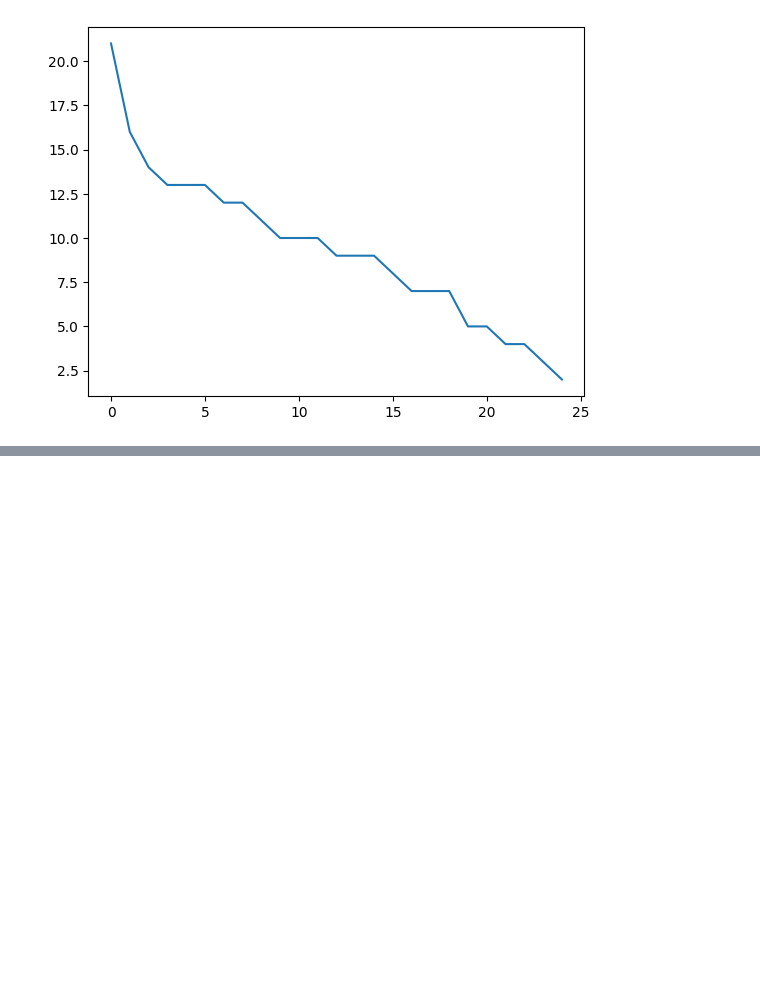
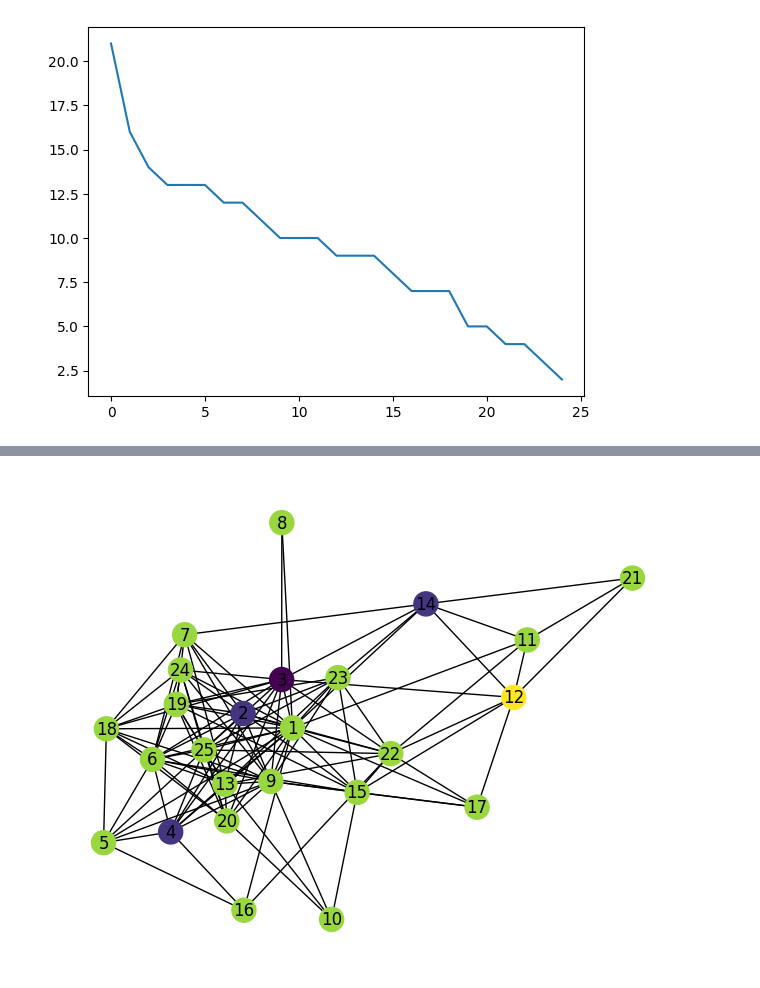
Before and after one commit to maiklarooij/MasterProject, a Jupyter notebook: analysis/analyse_log.ipynb, the cells around one changed output, grey strips where cells are left out. Cells and saved outputs as stored; diff of their text form; code cells hidden in the pictures; blank space fills up the shorter version.

```diff
--- a/analysis/analyse_log.ipynb
+++ b/analysis/analyse_log.ipynb
@@ -144,0 +189,12 @@ AttributeError: 'Line2D' object has no attribute 'set_yscale'
+# %%
+# Color graph based on labels
+G = nx.Graph()
+
+G.add_edges_from(log_data['user_links'])
+
+labels = {node: node_data['label'] for node, node_data in nodes.items()}
+colors = [node_data['label'] for node_data in nodes.values()]
+
+nx.draw(G, with_labels=True, node_color=colors)
+# %% [output]
+[figure, added]
```
Also changed, not shown: parts of 3 cells of this notebook.
